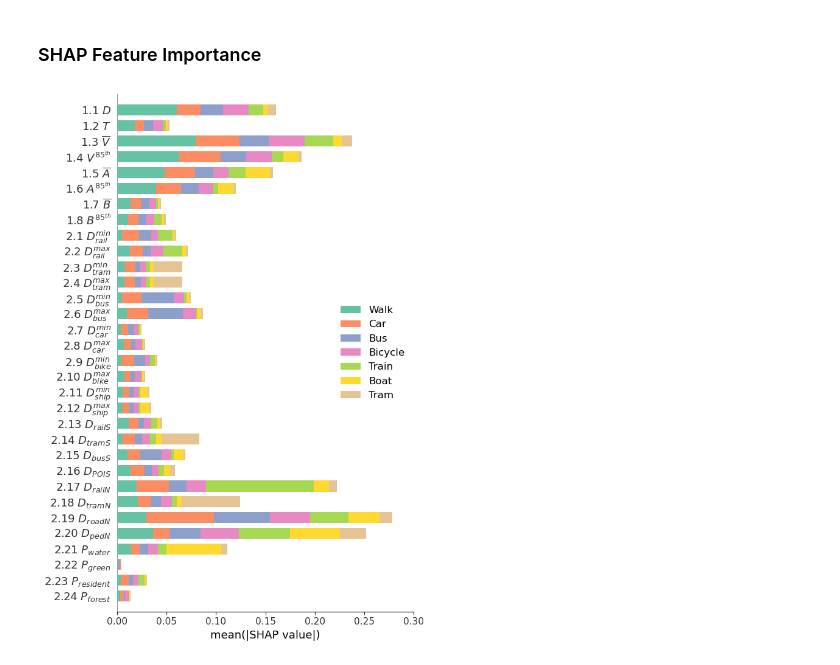
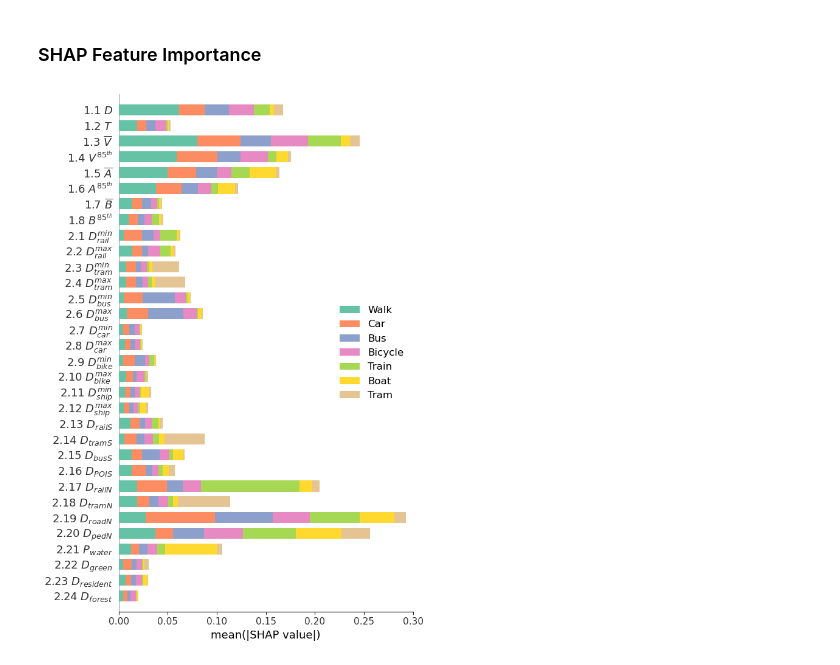
Before and after one commit to mie-lab/mode_detect, a Jupyter notebook: 3_rf_importance.ipynb, the cells around one changed output. Drawn from its saved outputs; the diff is of its cells as text; code cells hidden in the pictures.

```diff
--- a/3_rf_importance.ipynb
+++ b/3_rf_importance.ipynb
@@ -55,9 +55,9 @@ FEATURES_COL = [
     "roadNetwork_dist_av",
     "pbNetwork_dist_av",
     "water_ovlp_prop",
-    "greenSpaces_ovlp_prop",
-    "residental_ovlp_prop",
-    "forest_ovlp_prop",
+    'greenSpaces_poly_dist',
+    'residental_poly_dist',
+    'forest_poly_dist'
 ]
 
 FEATURES_SIMBOL = [
@@ -90,9 +90,9 @@ FEATURES_SIMBOL = [
     "2.19 $D_{roadN}$",
     "2.20 $D_{pedN}$",
     "2.21 $P_{water}$",
-    "2.22 $P_{green}$",
-    "2.23 $P_{resident}$",
-    "2.24 $P_{forest}$",
+    "2.22 $D_{green}$",
+    "2.23 $D_{resident}$",
+    "2.24 $D_{forest}$",
 ]
 # %% [markdown]
 ## Load Data
@@ -319,19 +317,19 @@ shap_values = explainer.shap_values(X_test, approximate=True)
 # %%
 fig = plt.figure()
 
 # visualize shap summary plot of mean importance
-shap.summary_plot(shap_values, feature_names=FEATURES_SIMBOL, class_names=classes, plot_type="bar", color=plt.get_cmap("Set2"), sort=False, max_display=32, show = False)
+shap.summary_plot(shap_values, feature_names=FEATURES_SIMBOL, class_names=classes, plot_type="bar", color=plt.get_cmap("Set2"), sort=False, max_display=36, show = False)
 # shap.summary_plot(overall_shap_values, feature_names=FEATURES_SIMBOL, color='palevioletred', sort=False, plot_type="bar", max_display=32, show = False)
 
 plt.gcf().set_size_inches(6,9)
 plt.xlabel("mean(|SHAP value|)")
 plt.xlim([0,0.3])
 
 plt.savefig(os.path.join("fig", "shap.png"), bbox_inches='tight', dpi=600)
 
 plt.show()
 # %% [output]
-[figure, old version]
+[figure, new version]
 # %%
 classes_dict = {
     "Bicycle": 3,
```
Also changed, not shown: parts of 5 cells of this notebook, 21 other files.
